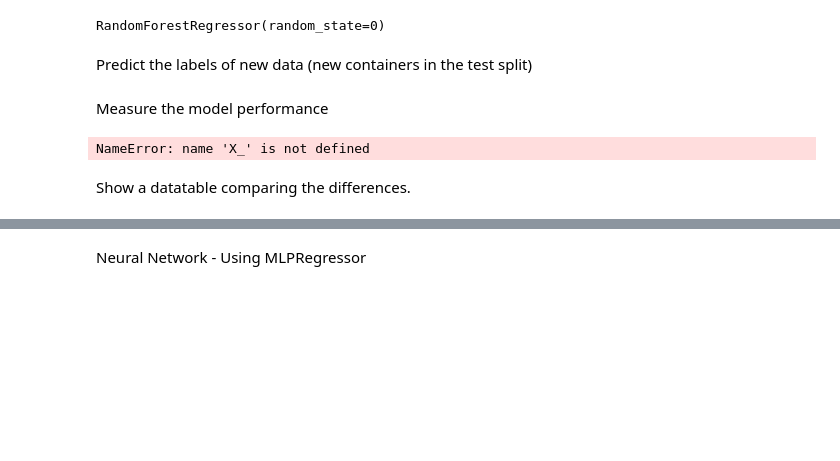
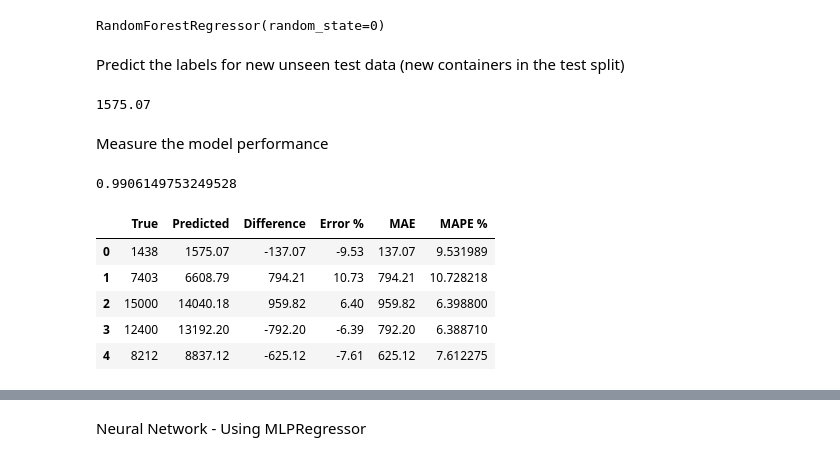
Before and after one commit to ricky11/COMP2002-AI, a Jupyter notebook: 1.1 Data Prep/Assessment2 copy.ipynb, the cells around one changed output, grey strips where cells are left out. Cells and saved outputs as stored; diff of their text form; code cells hidden in the pictures; blank space fills up the shorter version.

```diff
--- a/1.1 Data Prep/Assessment2 copy.ipynb
+++ b/1.1 Data Prep/Assessment2 copy.ipynb
@@ -167,15 +197,32 @@ rfc.fit(X_train, y_train)
 # %% [output]
 RandomForestRegressor(random_state=0)
 # %% [markdown]
-Predict the labels of new data (new containers in the test split)
+Predict the labels for new unseen test data (new containers in the test split)
 # %%
-y_pred = rfc.predict(X_test)
+random_forest_pred = rfc.predict(X_test)
+random_forest_pred[0]
+# %% [output]
+1575.07
 # %% [markdown]
 Measure the model performance
 # %%
-score = rfc.score(X_, y_test)
-score
+score = rfc.score(X_test, y_test)
+score ## Closer to 1 is better
 # %% [output]
-NameError: name 'X_' is not defined
+0.9906149753249528
-# %% [markdown]
-Show a datatable comparing the differences.
+# %%
+from sklearn.metrics import mean_absolute_error
+# Calculate the mean absolute error (MAE) and mean absolute percentage error (MAPE) for each observation
+mae = [abs(y_test[i] - random_forest_pred[i]) for i in range(len(y_test))]
+mape = [100 * abs(y_test[i] - random_forest_pred[i]) / y_test[i] for i in range(len(y_test))]
+# Define a margin of error as a percentage of the target variable range
+# Create a table with the true and predicted values, difference, error percentage, MAE, and MAPE
+results = pd.DataFrame({'True': y_test, 'Predicted': random_forest_pred, 'Difference': y_test - random_forest_pred, 'Error %': np.round((y_test - random_forest_pred) / y_test *100,2), 'MAE': mae, 'MAPE %': mape,})
+results.head()
+# %% [output]
+|  | True | Predicted | Difference | Error % | MAE | MAPE % |
+| 0 | 1438 | 1575.07 | -137.07 | -9.53 | 137.07 | 9.531989 |
+| 1 | 7403 | 6608.79 | 794.21 | 10.73 | 794.21 | 10.728218 |
+| 2 | 15000 | 14040.18 | 959.82 | 6.40 | 959.82 | 6.398800 |
+| 3 | 12400 | 13192.20 | -792.20 | -6.39 | 792.20 | 6.388710 |
+| 4 | 8212 | 8837.12 | -625.12 | -7.61 | 625.12 | 7.612275 |
```
Also changed, not shown: parts of 60 cells of this notebook, 5 other files.
